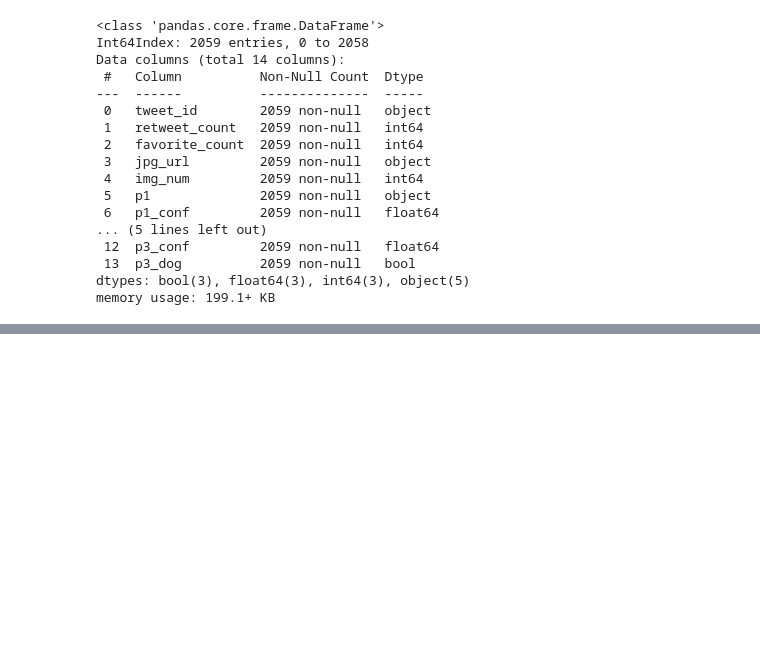
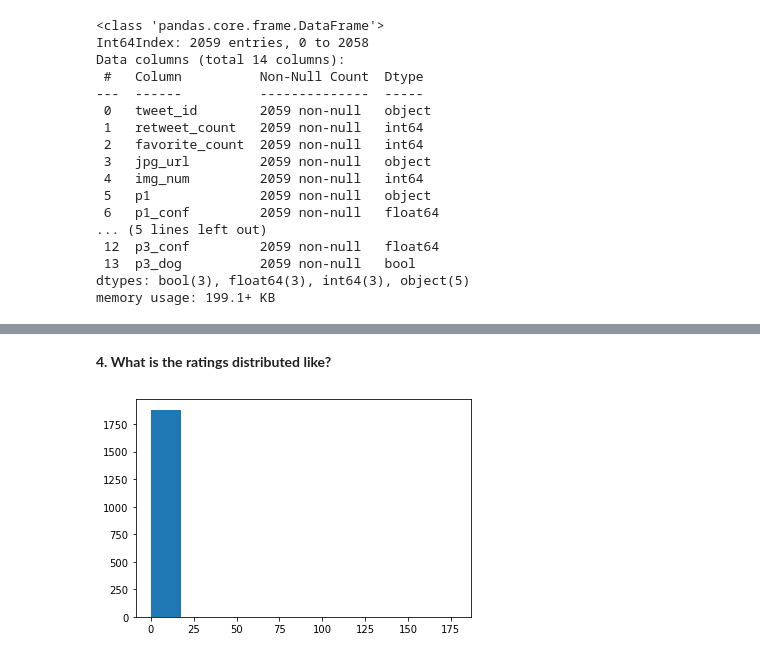
Before and after one commit to Alex-YuZ/Data-Wrangling-on-Twitter-Data, a Jupyter notebook: wrangle_act.ipynb, the cells around one changed output, grey strips where cells are left out. Saved outputs shown, nothing was run; the diff lists cells and outputs as text; code cells hidden in the pictures; blank space fills up the shorter version.

```diff
--- a/wrangle_act.ipynb
+++ b/wrangle_act.ipynb
@@ -988,0 +1136,6 @@ memory usage: 393.2+ KB
+# %% [markdown]
+**4. What is the ratings distributed like?**
+# %%
+plt.hist(master_clean.ratings);
+# %% [output]
+[figure, added]
```
Also changed, not shown: parts of 37 cells of this notebook, 3 other files.
